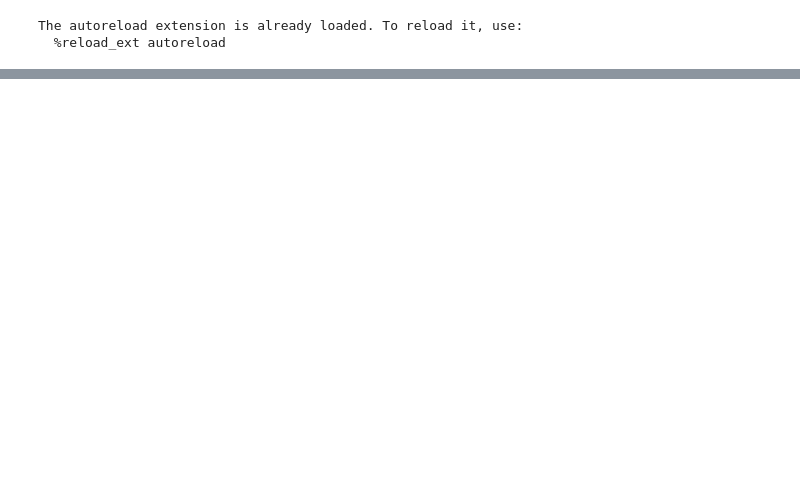
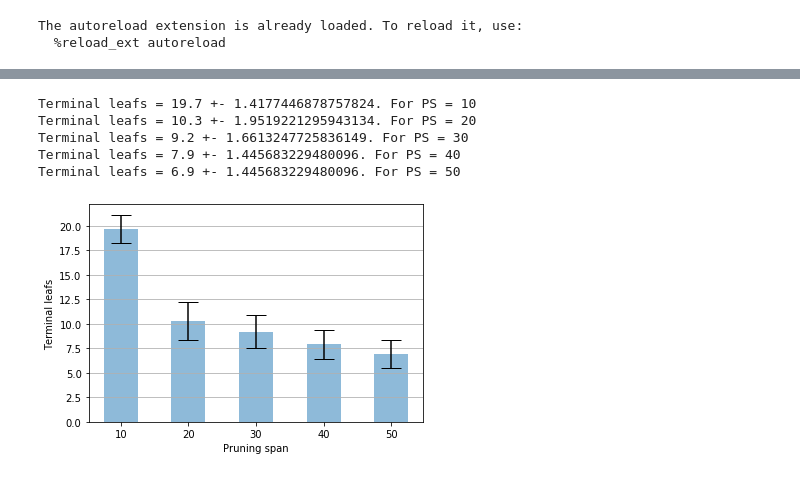
Before and after one commit to matthijsdewit111/CSS, a Jupyter notebook: code/analysis.ipynb, the cells around one changed output, grey strips where cells are left out. Saved outputs shown, nothing was run; the diff lists cells and outputs as text; code cells hidden in the pictures; blank space fills up the shorter version.

```diff
--- a/code/analysis.ipynb
+++ b/code/analysis.ipynb
@@ -151,0 +179,34 @@ Asymmetry index = 0.6047619047619047 +- 0.21234571563336474. For PS = 50
+# %%
+# beware for change in function name, leafs!=terminal segments
+means = []
+errors = []
+
+for PS in PSs:
+    leafs = []
+
+    for tree in generated_trees[PS]:
+        leafs.append(tree.tree.get_number_of_terminal_segments())
+
+    mean = np.mean(leafs)
+    std = np.std(leafs)
+    means.append(mean)
+    errors.append(std)
+
+    print("Terminal leafs = {} +- {}. For PS = {}".format(mean, std, PS))
+# %% [output]
+Terminal leafs = 19.7 +- 1.4177446878757824. For PS = 10
+Terminal leafs = 10.3 +- 1.9519221295943134. For PS = 20
+Terminal leafs = 9.2 +- 1.6613247725836149. For PS = 30
+Terminal leafs = 7.9 +- 1.445683229480096. For PS = 40
+Terminal leafs = 6.9 +- 1.445683229480096. For PS = 50
+# %%
+fig, ax = plt.subplots()
+ax.bar(PSs, means, yerr=errors, width = 5, alpha=0.5, ecolor='black', capsize=10)
+ax.set_ylabel('Terminal leafs')
+ax.set_xlabel('Pruning span')
+ax.set_xticks(PSs)
+ax.yaxis.grid(True)
+fig.suptitle("Terminal leafs as a function of the pruning span")
+plt.show()
+# %% [output]
+[figure, added]
```
Also changed, not shown: parts of 11 cells of this notebook.
